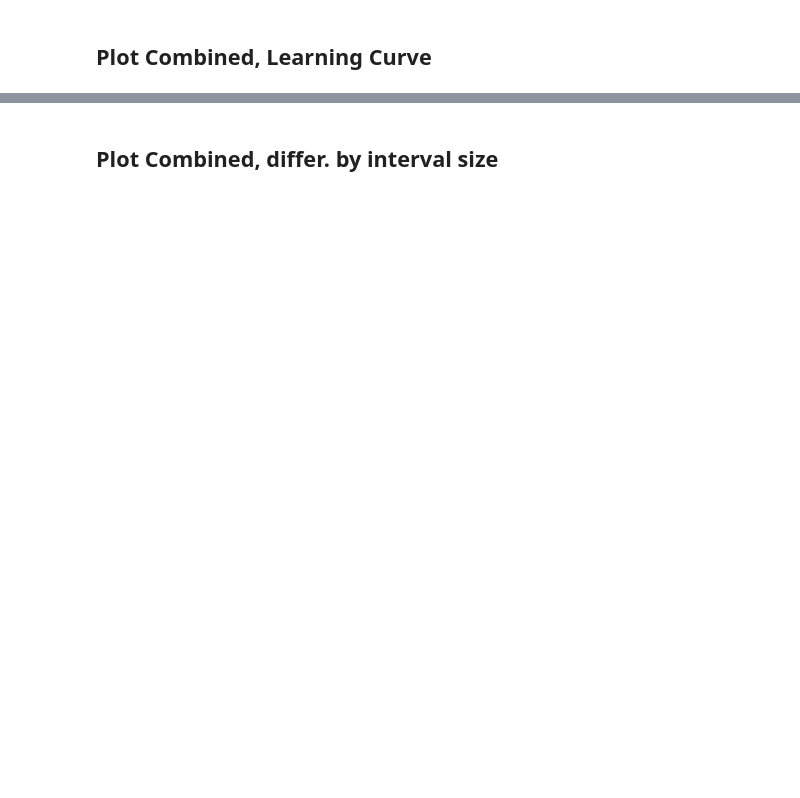
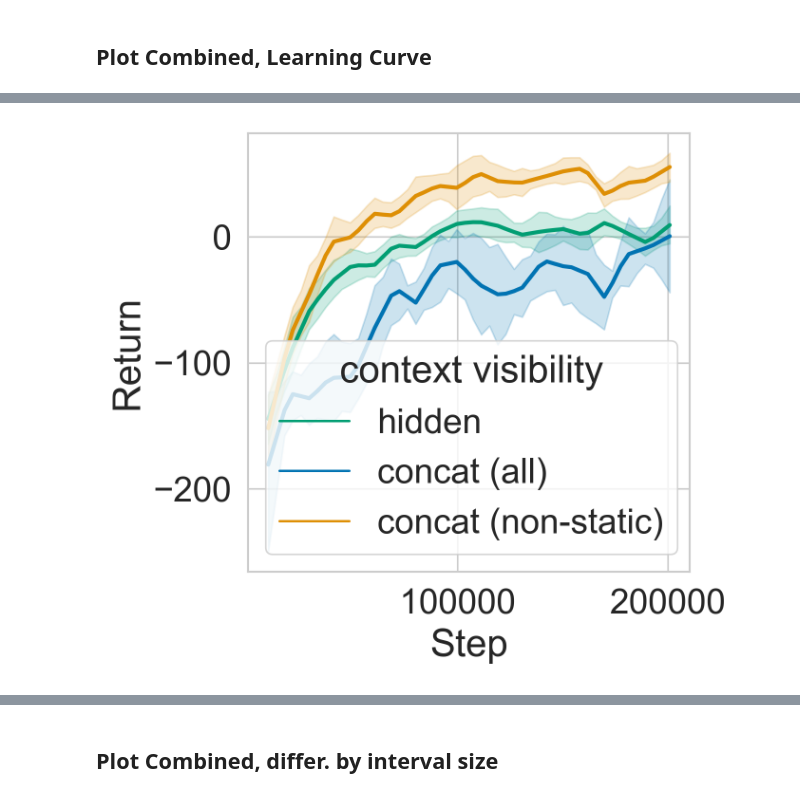
Before and after one commit to automl/CARL, a Jupyter notebook: experiments/evaluation/eval_benchmarking.ipynb, the cells around one changed output, grey strips where cells are left out. Cells and saved outputs as stored; diff of their text form; code cells hidden in the pictures; blank space fills up the shorter version.

```diff
--- a/experiments/evaluation/eval_benchmarking.ipynb
+++ b/experiments/evaluation/eval_benchmarking.ipynb
@@ -507,0 +572,82 @@ plt.show()
+# %%
+from scipy.interpolate import interp1d
+
+assert exp_setting[env_name]["algorithm"] == "c51"
+
+fig_fn = figoutdir / f"{env_name}_training_curve.pdf"
+
+
+plot_df = load_plot_df(plot_data_fn=plot_data_fn)
+print(plot_df[wkt["context_sampler.context_feature_names"]].unique())
+
+sns.set_style("whitegrid")
+sns.set_context("paper", font_scale=2)
+
+
+def interpolate_steps(
+    df: pd.DataFrame,
+    xlim: tuple[int, int],
+    method: str = "linear",
+    n_points: int = 20,
+    x_key: str = wkt["train/global_step"],
+    y_key: str = wkt["eval/return"],
+) -> pd.DataFrame:
+    x = df[x_key]
+    y = df[y_key]
+    # xlim = (x.min(), x.max())
+    x_ip = np.linspace(*xlim, n_points)
+
+    y_ip = interp1d(x, y, kind=method, bounds_error=False, fill_value="extrapolate")(
+        x_ip
+    )
+
+    new_df = pd.DataFrame()
+
+    # new_df["step_interpolated"] = x_ip
+    # new_df["return_interpolated"] = y_ip
+
+    new_df[x_key] = x_ip
+    new_df[y_key] = y_ip
+
+    return new_df
+
+
+x_key = wkt["train/global_step"]
+y_key = wkt["eval/return"]
+
+xlim = (plot_df[x_key].min(), plot_df[x_key].max())
+
+# x_key = "step_interpolated"
+# y_key = "return_interpolated"
+
+
+df = plot_df.groupby(by=["seed", wkt["wandb.group"]]).apply(
+    interpolate_steps, xlim=xlim, n_points=50
+)
+
+from IPython.display import display
+display(df)
+
+visibility_order = ["hidden", "concat (all)", "concat (non-static)"]
+
+
+fig = plt.figure(figsize=(4, 4), dpi=300)
+ax = fig.add_subplot(111)
+ax = sns.lineplot(
+    ax=ax,
+    data=df,
+    x=x_key,
+    y=y_key,
+    hue=wkt["wandb.group"],
+    palette=palette,
+    errorbar="ci",
+    lw=2,
+    hue_order=visibility_order
+)
+ax.set_xlabel("Step")
+ax.set_ylabel("Return")
+ax.legend(title="context visibility")
+fig.savefig(fig_fn, bbox_inches="tight", dpi=300)
+print(fig_fn)
+plt.show()
+# %% [output]
@@ -508,3 +682,4 @@ plt.show()
+[figure, added]
 # %%
 for gid, gdf in plot_df.groupby(by=["visibility"]):
     print(gid, gdf["seed"].unique())
```
Also changed, not shown: parts of 24 cells of this notebook.
